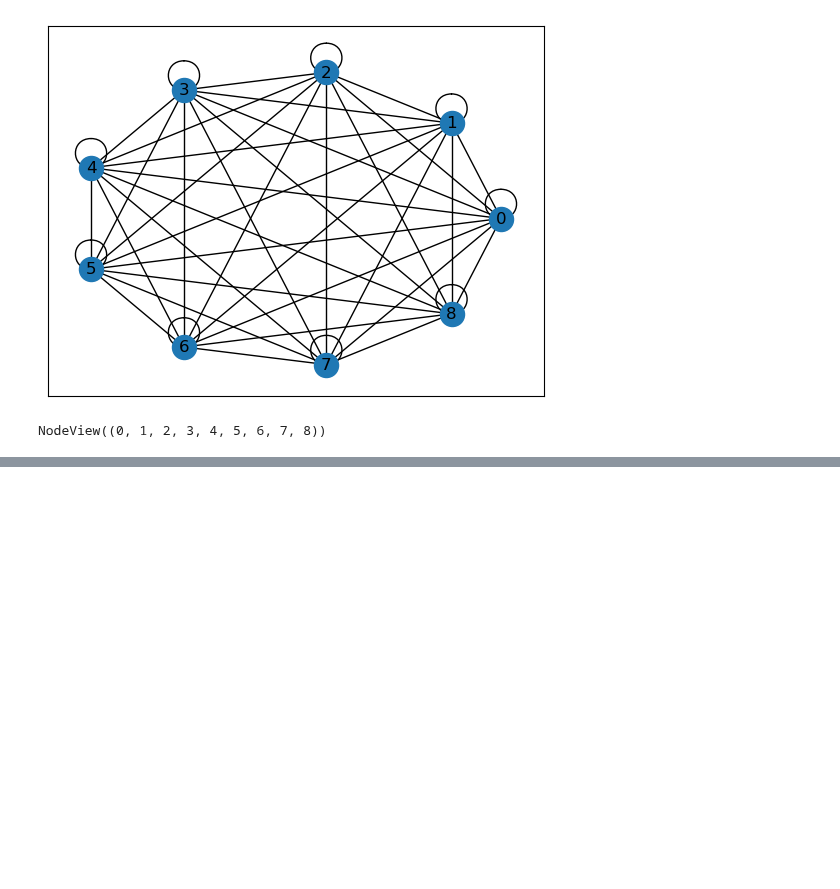
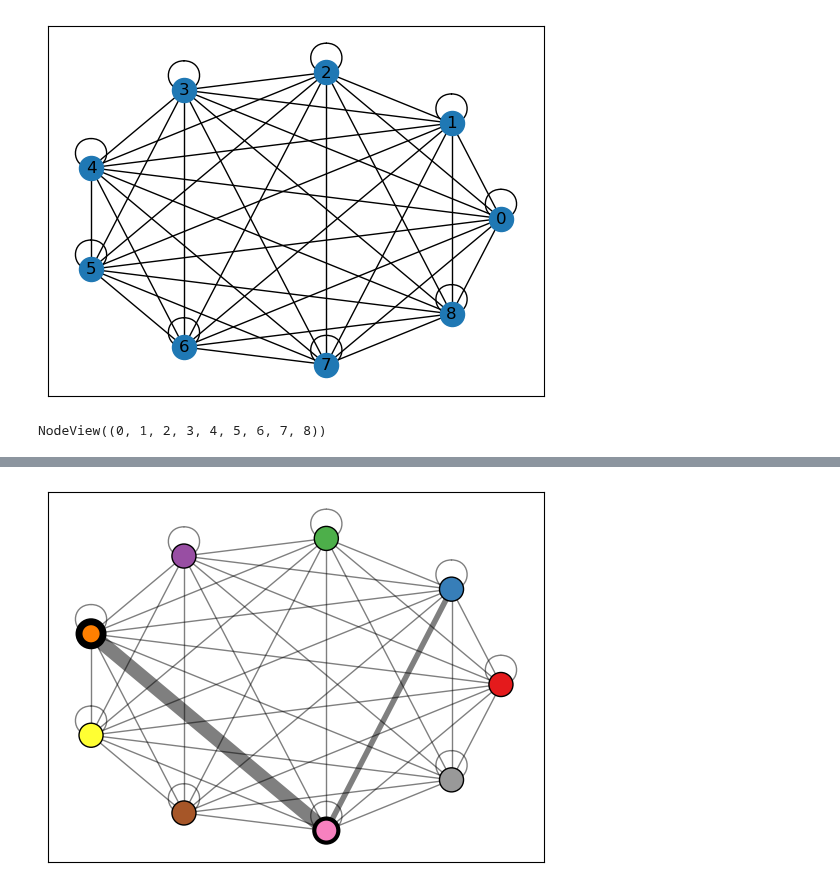
Before and after one commit to gmachiraju/K2, a Jupyter notebook: src/Testbed.ipynb, the cells around one changed output, grey strips where cells are left out. Saved outputs shown, nothing was run; the diff lists cells and outputs as text; code cells hidden in the pictures; blank space fills up the shorter version.

```diff
--- a/src/Testbed.ipynb
+++ b/src/Testbed.ipynb
@@ -26,0 +108,29 @@ NodeView((0, 1, 2, 3, 4, 5, 6, 7, 8))
+# %%
+# n_labels = nx.get_node_attributes(G,'n_weight')
+import numpy as np
+cmap = "Set1" # try plt.cm.Blues if your attribute is a continuous variable
+colors = [node for node in list(G.nodes())]
+plt.figure()
+
+n_weights = nx.get_node_attributes(G, 'n_weight').values()
+n_size = []
+for nw in n_weights:
+    # ns = int(np.max([300, nw*200]))
+    # ns = int(np.min([ns, 1000]))
+    ns = int(np.max([1, nw]))
+    ns = int(np.min([ns, 10]))
+    n_size.append(ns)
+nx.draw_networkx_nodes(G, pos=pos, linewidths=n_size, node_color=colors, cmap=cmap, edgecolors='black')
+
+e_weights = nx.get_edge_attributes(G, 'e_weight').values()
+e_thickness = []
+for ew in e_weights:
+    et = int(np.max([1, ew]))
+    et = int(np.min([et, 10]))
+    e_thickness.append(et)
+nx.draw_networkx_edges(G, pos=pos, width=e_thickness, alpha=0.5)
+
+
+plt.draw()
+# %% [output]
+[figure, added]
```
Also changed, not shown: parts of 7 cells of this notebook, 1 other file.
